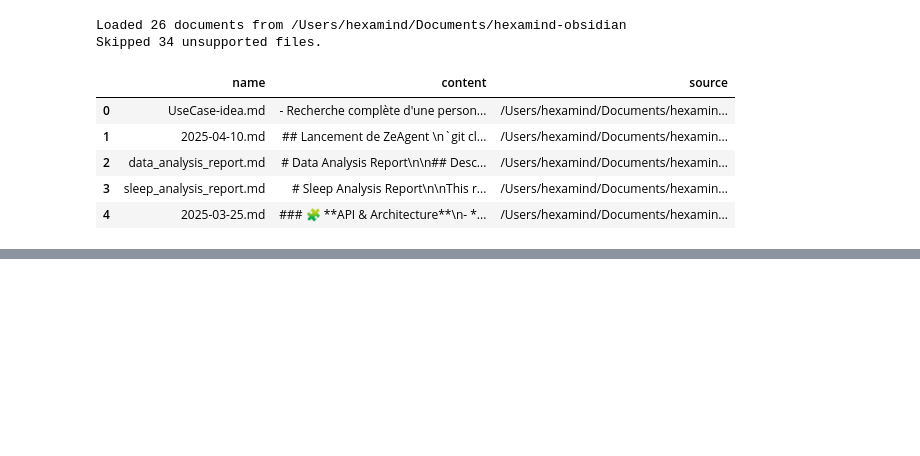
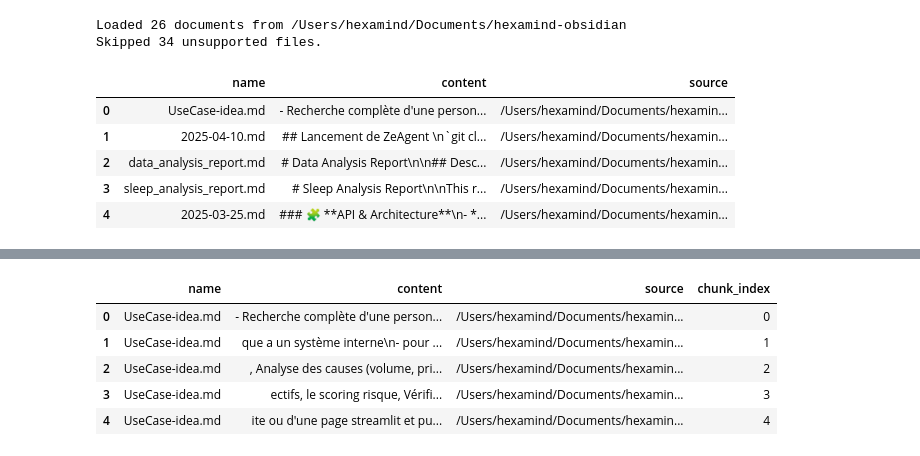
Before and after one commit to White-On/RAG_obsidian, a Jupyter notebook: dev.ipynb, the cells around one changed output, grey strips where cells are left out. Saved outputs shown, nothing was run; the diff lists cells and outputs as text; code cells hidden in the pictures; blank space fills up the shorter version.

```diff
--- a/dev.ipynb
+++ b/dev.ipynb
@@ -120,6 +120,14 @@ def split_document(document: dict, chunk_size: int = 1000, overlap: int = 200) -
         chunked_documents.append(chunked_doc)
 
     return chunked_documents
+
+def split_documents(documents: list[dict], chunk_size: int = 1000, overlap: int = 200) -> list[dict]:
+    """Split a list of documents into chunks."""
+    all_chunked_documents = []
+    for document in documents:
+        chunked_docs = split_document(document, chunk_size, overlap)
+        all_chunked_documents.extend(chunked_docs)
+    return all_chunked_documents
 # %%
 df['chunks'] = df['content'].apply(lambda x: split_text(x))
 # %%
@@ -135,0 +135,12 @@ df.head()
+# %%
+df_doc = split_documents(loaded_file)
+# %%
+df_doc = pd.DataFrame(df_doc)
+df_doc.head()
+# %% [output]
+|  | name | content | source | chunk_index |
+| 0 | UseCase-idea.md | - Recherche complète d'une person... | /Users/hexamind/Documents/hexamin... | 0 |
+| 1 | UseCase-idea.md | que a un système interne\n- pour ... | /Users/hexamind/Documents/hexamin... | 1 |
+| 2 | UseCase-idea.md | , Analyse des causes (volume, pri... | /Users/hexamind/Documents/hexamin... | 2 |
+| 3 | UseCase-idea.md | ectifs, le scoring risque, Vérifi... | /Users/hexamind/Documents/hexamin... | 3 |
+| 4 | UseCase-idea.md | ite ou d'une page streamlit et pu... | /Users/hexamind/Documents/hexamin... | 4 |
```
Also changed, not shown: parts of 4 cells of this notebook, 3 other files.
